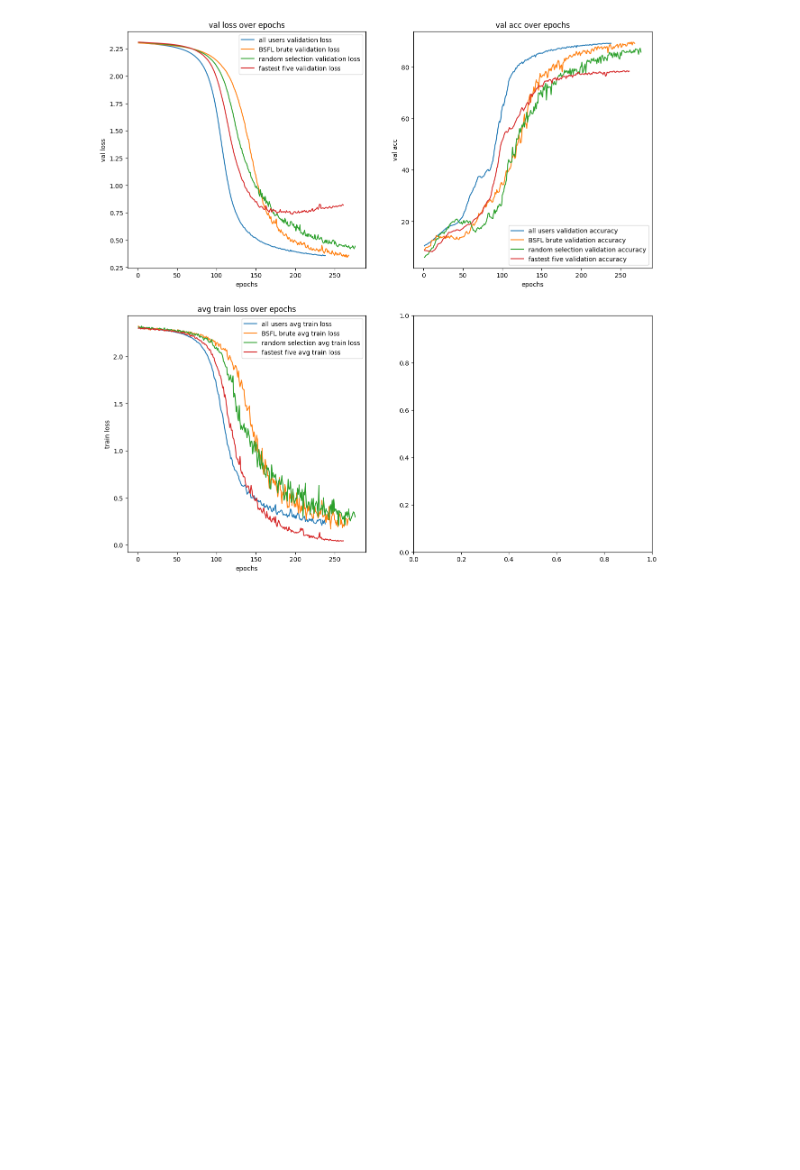
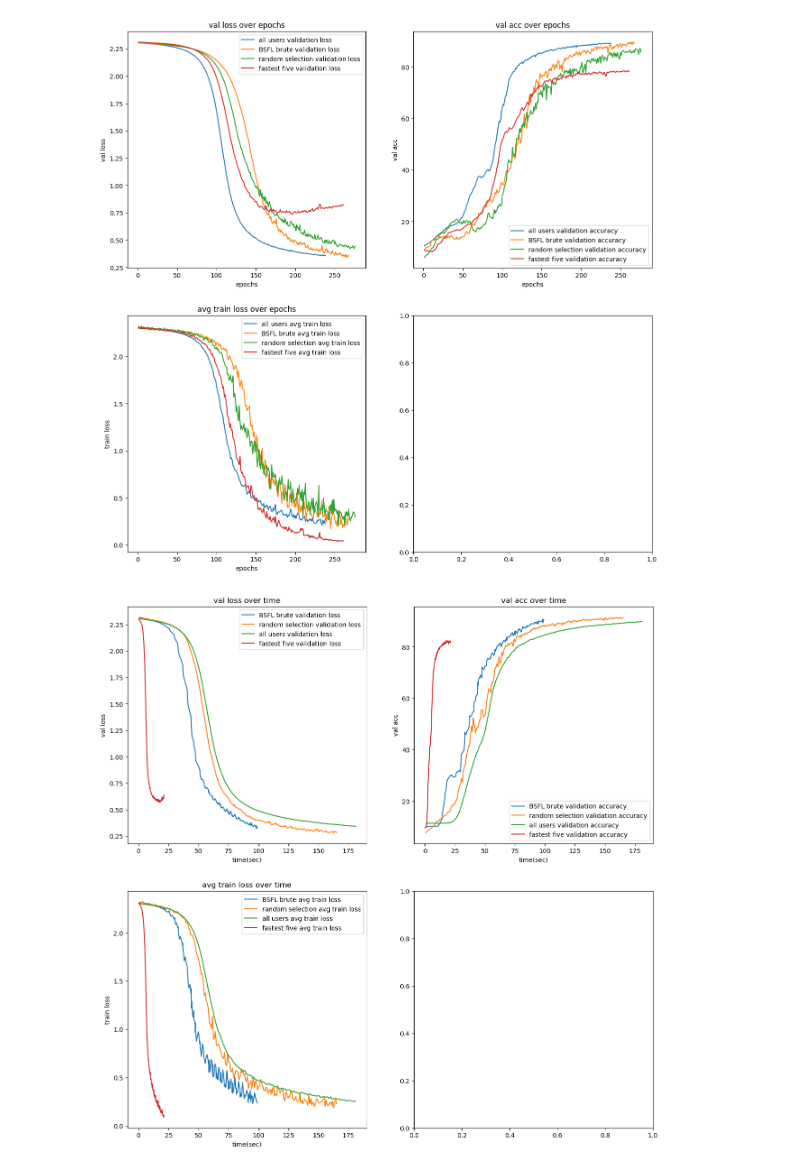
Before and after one commit to oritalp/PAUSE, a Jupyter notebook: plot_graphs.ipynb, the cells around one changed output. Saved outputs shown, nothing was run; the diff lists cells and outputs as text; code cells hidden in the pictures; blank space fills up the shorter version.

```diff
--- a/plot_graphs.ipynb
+++ b/plot_graphs.ipynb
@@ -30,2 +30,12 @@ plot_graphs({"all users": r"C:\dev\FL_privacy_mab\checkpoints\all users\cnn2\24-
 # %% [output]
 [figure]
+# %%
+#results after privacy addition
+
+from utils import plot_graphs
+plot_graphs({"BSFL brute":r"C:\Users\oripele\dev\FL_privacy_mab\checkpoints\BSFL brute\cnn2\15-01-2024_13-02-39\last_model.pth.tar",
+             "random selection":r"C:\Users\oripele\dev\FL_privacy_mab\checkpoints\random\cnn2\15-01-2024_13-21-08\last_model.pth.tar",
+             "all users": r"C:\Users\oripele\dev\FL_privacy_mab\checkpoints\all users\cnn2\15-01-2024_16-24-26\last_model.pth.tar",
+             "fastest five": r"C:\Users\oripele\dev\FL_privacy_mab\checkpoints\fastest ones\cnn2\15-01-2024_16-50-32\last_model.pth.tar"})
+# %% [output]
+[figure, added]
```
Also changed, not shown: parts of 4 cells of this notebook, 19 other files.
